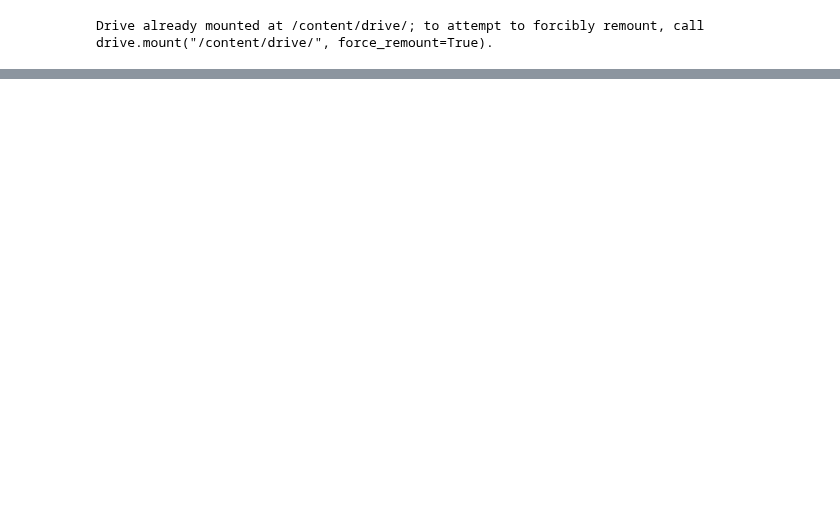
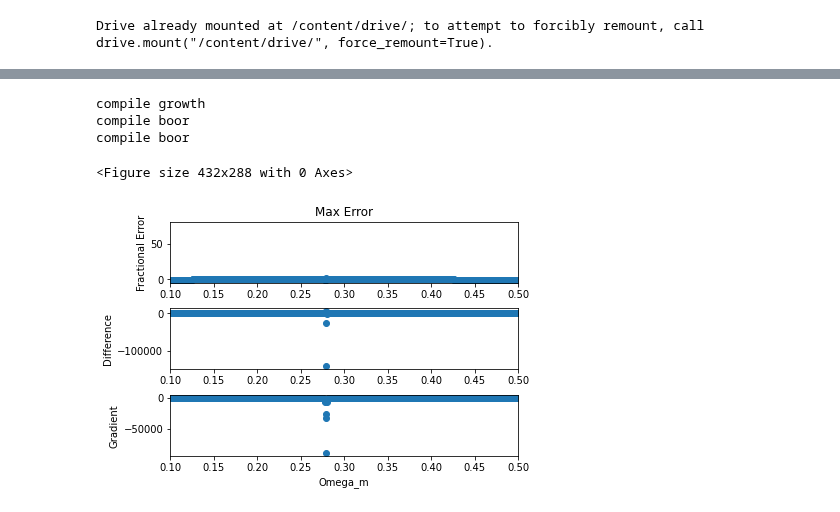
Before and after one commit to epodkwan/growthfunction, a Jupyter notebook: notebooks/bsplinetrainer.ipynb, the cells around one changed output, grey strips where cells are left out. Saved outputs shown, nothing was run; the diff lists cells and outputs as text; code cells hidden in the pictures; blank space fills up the shorter version.

```diff
--- a/notebooks/bsplinetrainer.ipynb
+++ b/notebooks/bsplinetrainer.ipynb
@@ -342,0 +316,45 @@ plt.savefig("./"+str(target)+"maxerror.png")
+# %%
+max_error_ref=[]
+max_error_test=[]
+max_difference_ref=[]
+max_difference_test=[]
+for i in range(1000):
+    value, grad_test=vmap_gradient_at([input_data[i, 0]], a_test)
+    grad_ref=vmap_obj_grad_a([input_data[i, 0], omega_k_test, w_0_test, w_a_test], conf, a_test)[0]
+    grad_ref=np.array(grad_ref).reshape(-1)
+    grad_test=np.array(grad_test).reshape(-1)
+    error=abs((abs(grad_test)+epsilon)/(abs(grad_ref)+epsilon)-1)
+    difference=abs(grad_test-grad_ref)
+    temp=jnp.where(error==jnp.max(error))
+    max_error_ref.append(grad_ref[temp])
+    max_error_test.append(grad_test[temp])
+    temp=jnp.where(difference==jnp.max(difference))
+    max_difference_ref.append(grad_ref[temp])
+    max_difference_test.append(grad_test[temp])
+max_error_ref=np.array(max_error_ref)
+max_error_test=np.array(max_error_test)
+max_difference_ref=np.array(max_difference_ref)
+max_difference_test=np.array(max_difference_test)
+# %% [output]
+compile growth
+compile boor
+compile boor
+# %%
+plt.clf()
+fig, (ax1, ax2, ax3)=plt.subplots(3, 1, constrained_layout=True)
+ax1.scatter(input_data[:, 0], (abs(max_error_test)+epsilon)/(abs(max_error_ref)+epsilon)-1)
+ax1.set_ylabel("Fractional Error")
+ax1.set_xlim(0.1, 0.5)
+ax1.set_title("Max Error")
+ax2.scatter(input_data[:, 0], max_error_test-max_error_ref)
+ax2.set_ylabel("Difference")
+ax2.set_xlim(0.1, 0.5)
+ax3.scatter(input_data[:, 0], max_error_ref)
+ax3.set_ylabel("Gradient")
+ax3.set_xlabel("Omega_m")
+ax3.set_xlim(0.1, 0.5)
+plt.ticklabel_format(useOffset=False)
+plt.savefig("./"+str(target)+"maxerror.png")
+# %% [output]
+<Figure size 432x288 with 0 Axes>
+[figure, added]
```
Also changed, not shown: parts of 15 cells of this notebook.
